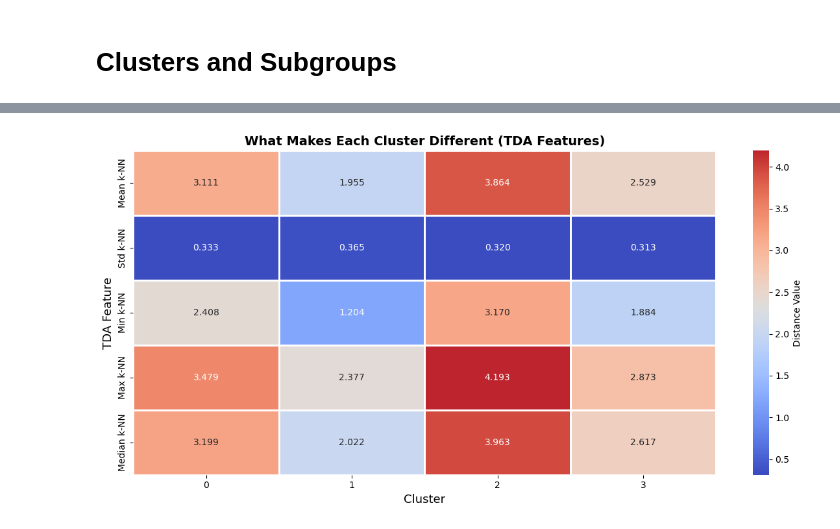
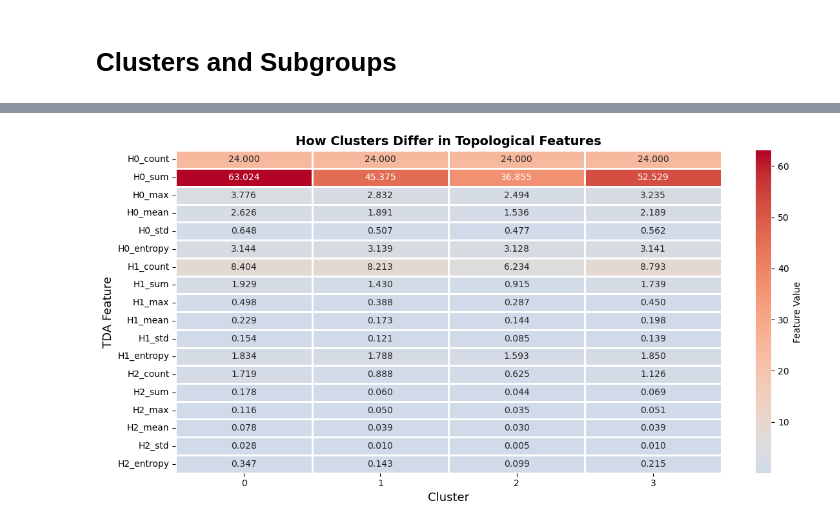
Before and after one commit to ajenee1/TDA, a Jupyter notebook: nya_dataset.ipynb, the cells around one changed output, grey strips where cells are left out. Saved outputs shown, nothing was run; the diff lists cells and outputs as text; code cells hidden in the pictures.

Commit message:
Updated the Clusterings and Subgroups section

```diff
--- a/nya_dataset.ipynb
+++ b/nya_dataset.ipynb
@@ -443,56 +660,84 @@ plt.show()
 # %%
 
-"""Step 3.5: EXPLAIN WHAT MAKES EACH CLUSTER UNIQUE (TDA PERSPECTIVE)"""
+"""Step 3.5: Explain What Makes Each Cluster Unique (TDA Perspective)"""
 
 print("\n" + "="*80)
 print("WHY THESE CLUSTERS? (TDA EXPLANATION)")
 print("="*80)
 
+# --- Build DataFrame for convenience ---
 tda_df = pd.DataFrame(X_topo, columns=tda_feature_names)
-tda_df['Cluster'] = clusters
+tda_df["Cluster"] = patient_clusters
 
-print("\nCluster centroids (what defines each cluster in TDA space):")
+# --- Show cluster centroids ---
+print("\nCluster centroids (average TDA feature values per cluster):")
 cluster_centers = kmeans.cluster_centers_
 
 for i in range(num_clusters):
-    print(f"\n  Cluster {i} TDA Profile:")
+    print(f"\n  Cluster {i} — TDA Profile:")
     for j, feat_name in enumerate(tda_feature_names):
         print(f"    {feat_name}: {cluster_centers[i][j]:.4f}")
 
-# Visual comparison
+# --- Visual comparison: heatmap of cluster means ---
 plt.figure(figsize=(12, 6))
-tda_summary = tda_df.groupby('Cluster').mean()
-sns.heatmap(tda_summary.T, annot=True, fmt='.3f', cmap='coolwarm',
-            cbar_kws={'label': 'Distance Value'}, linewidths=1, center=tda_summary.values.mean())
-plt.xlabel('Cluster', fontsize=13)
-plt.ylabel('TDA Feature', fontsize=13)
-plt.title('What Makes Each Cluster Different (TDA Features)', fontsize=14, fontweight='bold')
+tda_summary = tda_df.groupby("Cluster").mean()
+sns.heatmap(
+    tda_summary.T, annot=True, fmt=".3f", cmap="coolwarm",
+    cbar_kws={"label": "Feature Value"}, linewidths=1, center=tda_summary.values.mean()
+)
+plt.xlabel("Cluster", fontsize=13)
+plt.ylabel("TDA Feature", fontsize=13)
+plt.title("How Clusters Differ in Topological Features", fontsize=14, fontweight="bold")
 plt.tight_layout()
 plt.show()
 
 print("\n" + "-"*80)
 print("INTERPRETATION:")
 print("-"*80)
-overall_mean_knn = X_topo[:, 0].mean()
+
+# --- Interpretation logic (TDA-specific) ---
+# Global averages for comparison
+overall_H0_mean = tda_df["H0_mean"].mean()
+overall_H1_mean = tda_df["H1_mean"].mean()
+overall_H1_entropy = tda_df["H1_entropy"].mean()
+
 for i in range(num_clusters):
-    cluster_mean_knn = cluster_centers[i][0]
-    cluster_std_knn = cluster_centers[i][1]
+    print(f"\nCluster {i}:")
+    H0_mean = cluster_centers[i][tda_feature_names.index("H0_mean")]
+    H1_mean = cluster_centers[i][tda_feature_names.index("H1_mean")]
+    H1_entropy = cluster_centers[i][tda_feature_names.index("H1_entropy")]
 
-    print(f"\nCluster {i}:")
-    if cluster_mean_knn > overall_mean_knn * 1.1:
-        print(f"  → ISOLATED patients (high mean k-NN = {cluster_mean_knn:.3f})")
-        print(f"     These patients are OUTLIERS - far from other patients in feature space")
-    elif cluster_mean_knn < overall_mean_knn * 0.9:
-        print(f"  → DENSE core patients (low mean k-NN = {cluster_mean_knn:.3f})")
-        print(f"     These patients are SIMILAR to many others - in a dense region")
+    # --- H0 interpretation: connectivity / fragmentation ---
+    if H0_mean > overall_H0_mean * 1.1:
+        print(f"  • More fragmented structure (H0_mean = {H0_mean:.3f})")
+        print("    → Patients in this cluster are topologically *isolated*, forming small disconnected regions.")
+    elif H0_mean < overall_H0_mean * 0.9:
+        print(f"  • Strongly connected topology (H0_mean = {H0_mean:.3f})")
+        print("    → These patients form a tightly connected cluster in data space (dense manifold).")
     else:
-        print(f"  → TYPICAL density (mean k-NN = {cluster_mean_knn:.3f})")
-        print(f"     These patients are in moderately dense regions")
+        print(f"  • Typical connectivity (H0_mean = {H0_mean:.3f})")
 
-    if cluster_std_knn > X_topo[:, 1].mean() * 1.1:
-        print(f"     High variability (std = {cluster_std_knn:.3f}) = heterogeneous neighborhood")
-    elif cluster_std_knn < X_topo[:, 1].mean() * 0.9:
-        print(f"     Low variability (std = {cluster_std_knn:.3f}) = uniform neighborhood")
+    # --- H1 interpretation: loops / cyclic structure ---
+    if H1_mean > overall_H1_mean * 1.1:
+        print(f"  • Rich loop structure (H1_mean = {H1_mean:.3f})")
+        print("    → Suggests more *cyclic* or ring-like geometric variation in this subgroup.")
+    elif H1_mean < overall_H1_mean * 0.9:
+        print(f"  • Few or short-lived loops (H1_mean = {H1_mean:.3f})")
+        print("    → Indicates more linear, non-cyclic geometry (simple progression).")
+    else:
+        print(f"  • Moderate loop structure (H1_mean = {H1_mean:.3f})")
+
+    # --- Entropy interpretation: variability of topology ---
+    if H1_entropy > overall_H1_entropy * 1.1:
+        print(f"  • High topological entropy (H1_entropy = {H1_entropy:.3f})")
+        print("    → The persistence lifetimes vary widely — high shape diversity.")
+    elif H1_entropy < overall_H1_entropy * 0.9:
+        print(f"  • Low topological entropy (H1_entropy = {H1_entropy:.3f})")
+        print("    → Homogeneous topology — the subgroup shares a consistent geometric pattern.")
+    else:
+        print(f"  • Typical entropy (H1_entropy = {H1_entropy:.3f})")
+
+print("\n→ Together, these summaries describe how each cluster differs in *connectivity*, *cyclic structure*, and *topological complexity*.")
 # %% [output]
 ================================================================================
 WHY THESE CLUSTERS? (TDA EXPLANATION)
@@ -514,4 +759,4 @@ Cluster centroids (what defines each cluster in TDA space):
-[figure, old version]
+[figure, new version]
 --------------------------------------------------------------------------------
 INTERPRETATION:
 --------------------------------------------------------------------------------
```
Also changed, not shown: parts of 12 cells of this notebook.
